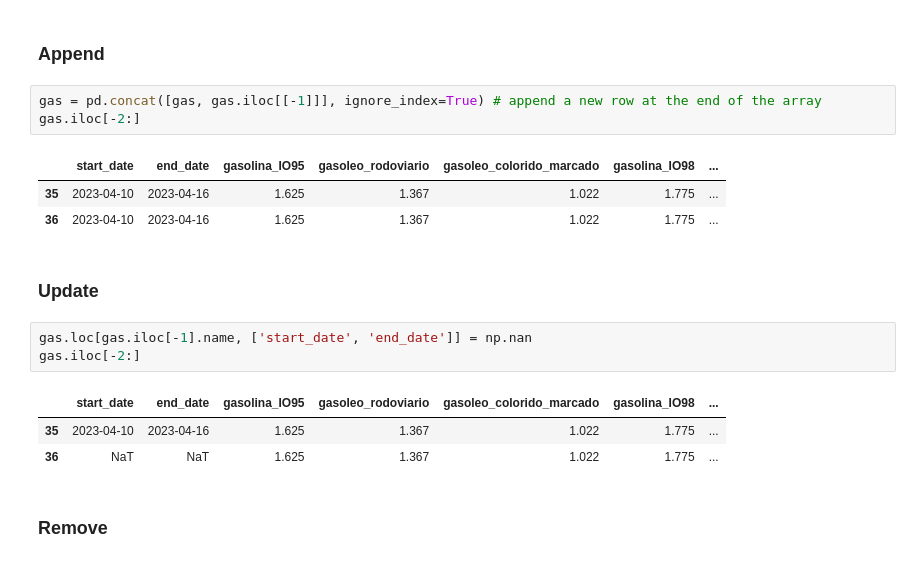
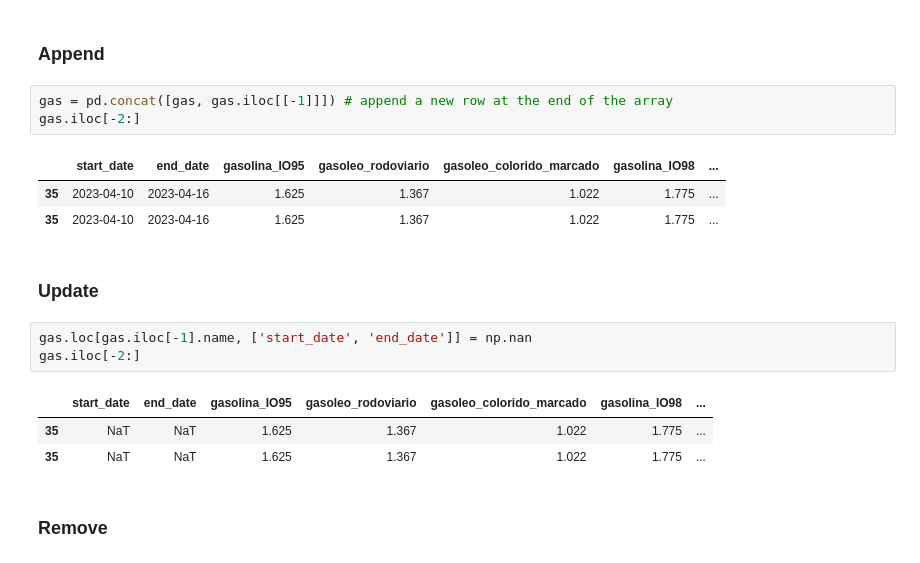
Before and after one commit to Madeira-International-Workshop-in-ML/2023-introduction-python, a Jupyter notebook: Introduction_to_Python.ipynb, the cells around one changed output. Drawn from its saved outputs; the diff is of its cells as text.

```diff
--- a/Introduction_to_Python.ipynb
+++ b/Introduction_to_Python.ipynb
@@ -965,12 +965,12 @@ gas['difference_gas'] = gas.gasolina_IO95 - np.mean(gas.gasoleo_rodoviario) # Nu
 # %% [markdown]
 ### Append
 # %%
-gas = pd.concat([gas, gas.iloc[[-1]]], ignore_index=True) # append a new row at the end of the array
+gas = pd.concat([gas, gas.iloc[[-1]]]) # append a new row at the end of the array
 gas.iloc[-2:]
 # %% [output]
 |  | start_date | end_date | gasolina_IO95 | gasoleo_rodoviario | gasoleo_colorido_marcado | gasolina_IO98 | ... |
 | 35 | 2023-04-10 | 2023-04-16 | 1.625 | 1.367 | 1.022 | 1.775 | ... |
-| 36 | 2023-04-10 | 2023-04-16 | 1.625 | 1.367 | 1.022 | 1.775 | ... |
+| 35 | 2023-04-10 | 2023-04-16 | 1.625 | 1.367 | 1.022 | 1.775 | ... |
 # %% [markdown]
 ### Update
 # %%
@@ -978,8 +978,8 @@ gas.loc[gas.iloc[-1].name, ['start_date', 'end_date']] = np.nan
 gas.iloc[-2:]
 # %% [output]
 |  | start_date | end_date | gasolina_IO95 | gasoleo_rodoviario | gasoleo_colorido_marcado | gasolina_IO98 | ... |
-| 35 | 2023-04-10 | 2023-04-16 | 1.625 | 1.367 | 1.022 | 1.775 | ... |
-| 36 | NaT | NaT | 1.625 | 1.367 | 1.022 | 1.775 | ... |
+| 35 | NaT | NaT | 1.625 | 1.367 | 1.022 | 1.775 | ... |
+| 35 | NaT | NaT | 1.625 | 1.367 | 1.022 | 1.775 | ... |
 # %% [markdown]
 ### Remove
 # %%
```
Also changed, not shown: parts of 25 cells of this notebook.
